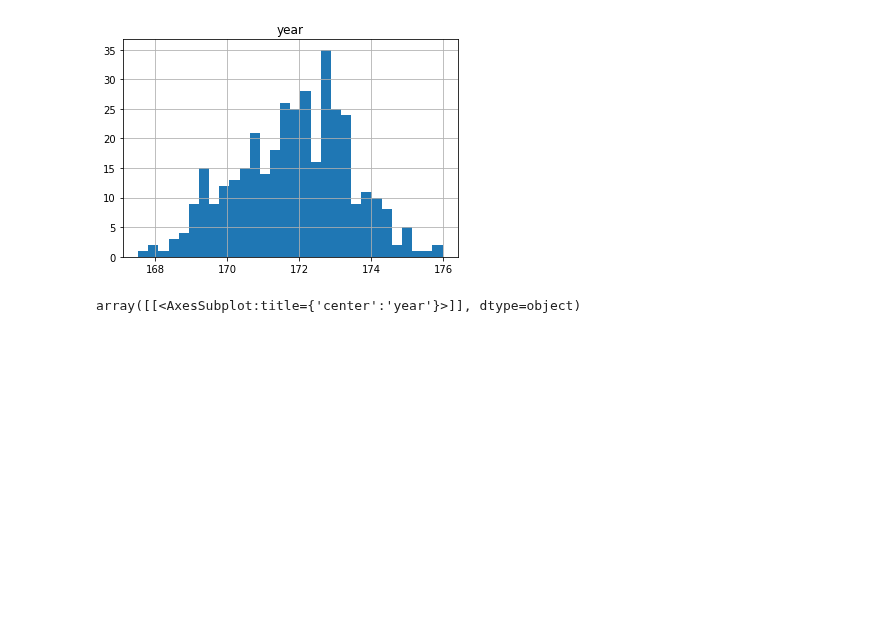
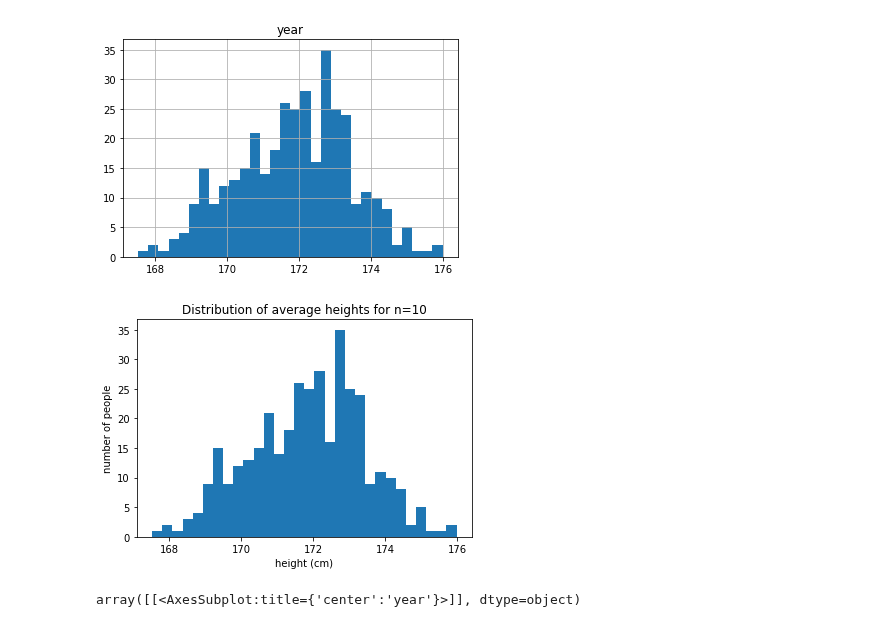
Before and after one commit to pauljacob/mini_projects, a Jupyter notebook: Frequentist Case Study/Frequentist Inference Case Study - Part A (3).ipynb, the cells around one changed output. Drawn from its saved outputs; the diff is of its cells as text; code cells hidden in the pictures; blank space fills up the shorter version.

```diff
--- a/Frequentist Case Study/Frequentist Inference Case Study - Part A (3).ipynb
+++ b/Frequentist Case Study/Frequentist Inference Case Study - Part A (3).ipynb
@@ -242,6 +244,13 @@ means.hist(bins=30)
 # %% [output]
 array([[<AxesSubplot:title={'center':'year'}>]], dtype=object)
 [figure]
+# %%
+_ = plt.hist(means, bins=30)
+_ = plt.xlabel('height (cm)')
+_ = plt.ylabel('number of people')
+_ = plt.title('Distribution of average heights for n=10')
+# %% [output]
+[figure, added]
 # %%
 seed(47)
 # take your samples here
```
Also changed, not shown: parts of 17 cells of this notebook, 2 other files.
